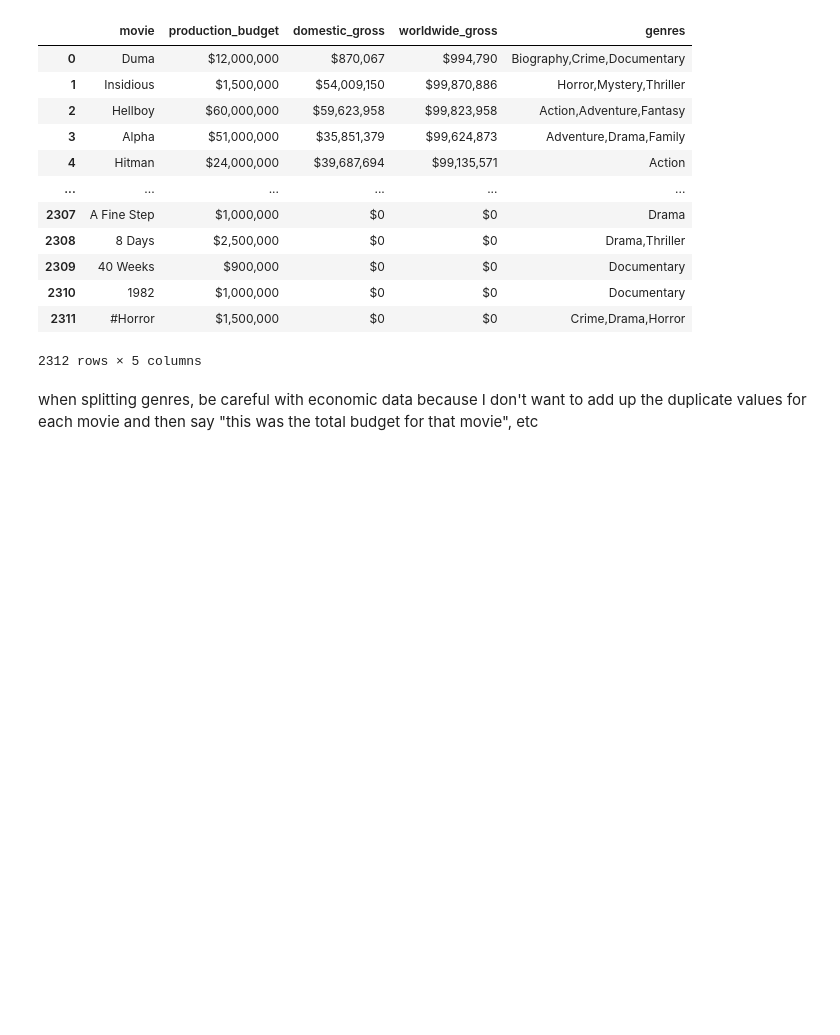
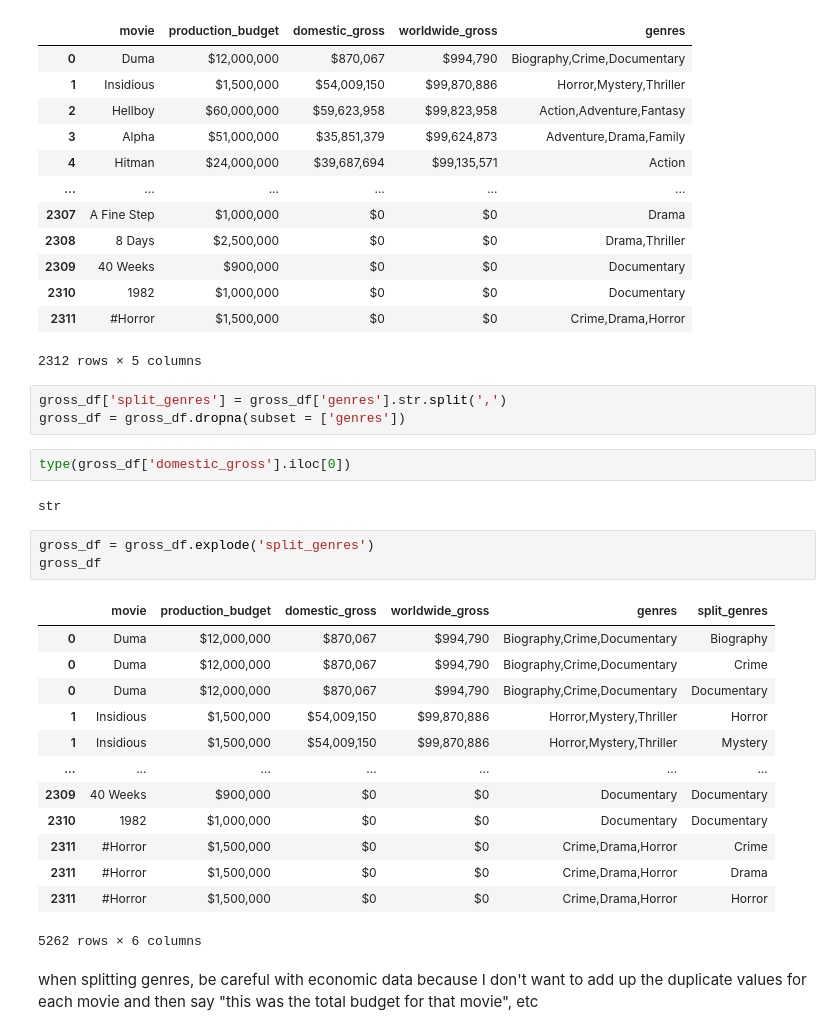
Before and after one commit to nancyho83/Microsoft-Movie-Analysis, a Jupyter notebook: cleaning-and-visualization.ipynb, the cells around one changed output. Saved outputs shown, nothing was run; the diff lists cells and outputs as text; blank space fills up the shorter version.

```diff
--- a/cleaning-and-visualization.ipynb
+++ b/cleaning-and-visualization.ipynb
@@ -50,6 +50,30 @@ gross_df
 | 2310 | 1982 | $1,000,000 | $0 | $0 | Documentary |
 | 2311 | #Horror | $1,500,000 | $0 | $0 | Crime,Drama,Horror |
 2312 rows × 5 columns
+# %%
+gross_df['split_genres'] = gross_df['genres'].str.split(',')
+gross_df = gross_df.dropna(subset = ['genres'])
+# %%
+type(gross_df['domestic_gross'].iloc[0])
+# %% [output]
+str
+# %%
+gross_df = gross_df.explode('split_genres')
+gross_df
+# %% [output]
+|  | movie | production_budget | domestic_gross | worldwide_gross | genres | split_genres |
+| 0 | Duma | $12,000,000 | $870,067 | $994,790 | Biography,Crime,Documentary | Biography |
+| 0 | Duma | $12,000,000 | $870,067 | $994,790 | Biography,Crime,Documentary | Crime |
+| 0 | Duma | $12,000,000 | $870,067 | $994,790 | Biography,Crime,Documentary | Documentary |
+| 1 | Insidious | $1,500,000 | $54,009,150 | $99,870,886 | Horror,Mystery,Thriller | Horror |
+| 1 | Insidious | $1,500,000 | $54,009,150 | $99,870,886 | Horror,Mystery,Thriller | Mystery |
+| ... | ... | ... | ... | ... | ... | ... |
+| 2309 | 40 Weeks | $900,000 | $0 | $0 | Documentary | Documentary |
+| 2310 | 1982 | $1,000,000 | $0 | $0 | Documentary | Documentary |
+| 2311 | #Horror | $1,500,000 | $0 | $0 | Crime,Drama,Horror | Crime |
+| 2311 | #Horror | $1,500,000 | $0 | $0 | Crime,Drama,Horror | Drama |
+| 2311 | #Horror | $1,500,000 | $0 | $0 | Crime,Drama,Horror | Horror |
+5262 rows × 6 columns
 # %% [markdown]
 when splitting genres, be careful with economic data because I don't want to add up the duplicate values for each movie and then say "this was the total budget for that movie", etc
 # %% [markdown]
```
Also changed, not shown: parts of 13 cells of this notebook.
